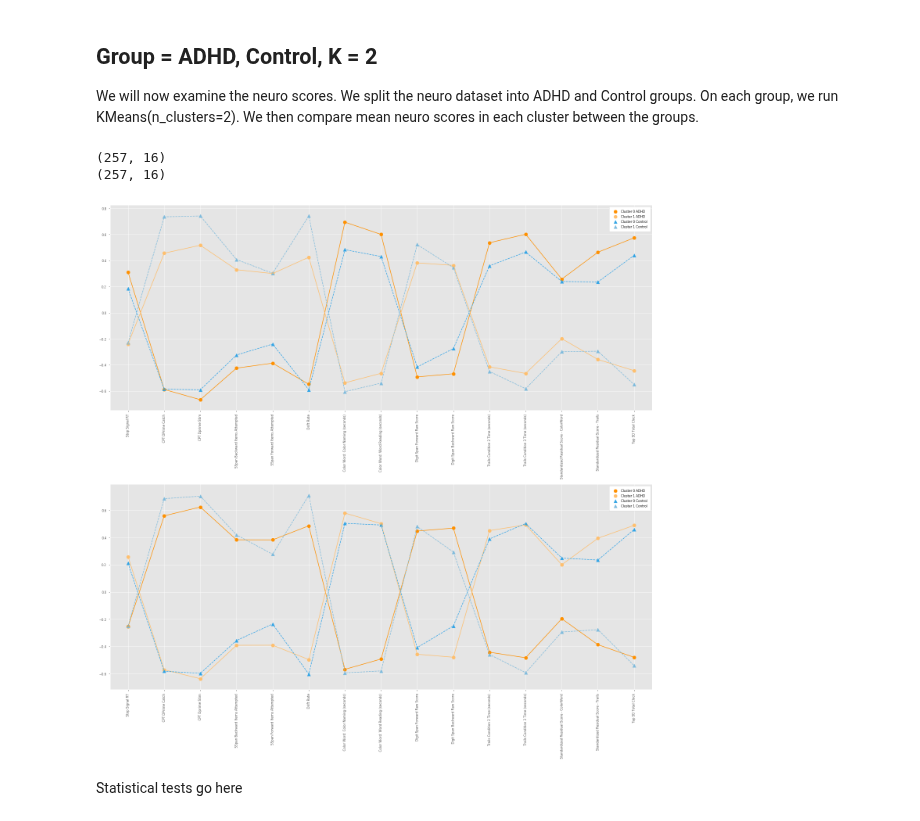
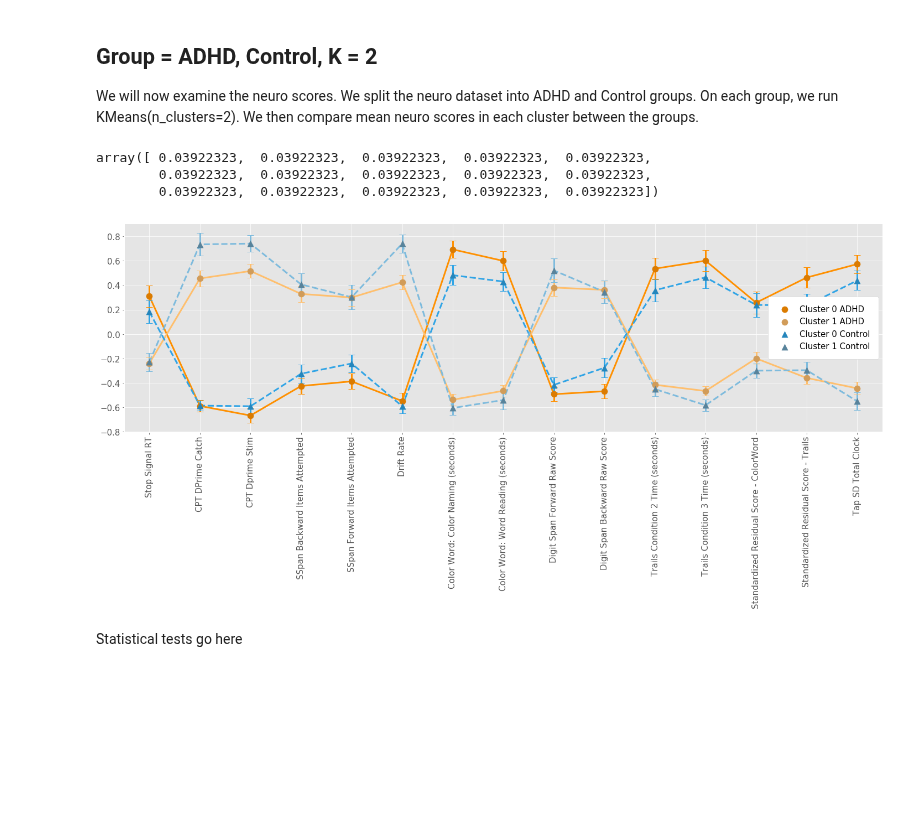
Before and after one commit to cjsmith015/Machine_Learning_and_ADHD, a Jupyter notebook: Unsupervised Learning.ipynb, the cells around one changed output. Cells and saved outputs as stored; diff of their text form; code cells hidden in the pictures; blank space fills up the shorter version.

```diff
--- a/Unsupervised Learning.ipynb
+++ b/Unsupervised Learning.ipynb
@@ -12,4 +12,4 @@ from sklearn.preprocessing import StandardScaler
 import matplotlib.pyplot as plt
 import matplotlib
 %matplotlib inline
-plt.style.use('seaborn-paper')
+plt.style.use('ggplot')
@@ -171,22 +173,25 @@ data = pd.read_csv('data/full_data.csv')
 neuro_all, neuro_adhd, neuro_control = prep_data(data, dataset='neuro', scale='before')
 
 neuro_all_ns, neuro_adhd_ns, neuro_control_ns = prep_data(data, dataset='neuro')
+# %%
+scs.sem(neuro_all)
+# %% [output]
+array([ 0.03922323,  0.03922323,  0.03922323,  0.03922323,  0.03922323,
+        0.03922323,  0.03922323,  0.03922323,  0.03922323,  0.03922323,
+        0.03922323,  0.03922323,  0.03922323,  0.03922323,  0.03922323])
 # %%
-fig, axs = plt.subplots(2,1,figsize=(20,20))
+fig, axs = plt.subplots(figsize=(20,10))
 
 scaler = StandardScaler()
 kmeans = KMeans(n_clusters=2, n_jobs=-1, random_state=56)
 steps = [('standard_scaler', scaler),
          ('kmeans', kmeans)]
 pipeline = Pipeline(steps)
 
-run_ADHD_Control_k2_neuro(neuro_adhd, neuro_control, kmeans, axs[0])
-run_ADHD_Control_k2_neuro(neuro_adhd_ns, neuro_control_ns, pipeline, axs[1])
+_ = run_ADHD_Control_k2_neuro(neuro_adhd, neuro_control, kmeans, axs)
 plt.tight_layout()
 # %% [output]
-(257, 16)
-(257, 16)
-[figure, old version]
+[figure, new version]
 # %% [markdown]
 Statistical tests go here
 # %% [markdown]
```
Also changed, not shown: parts of 6 cells of this notebook, 1 other file.
